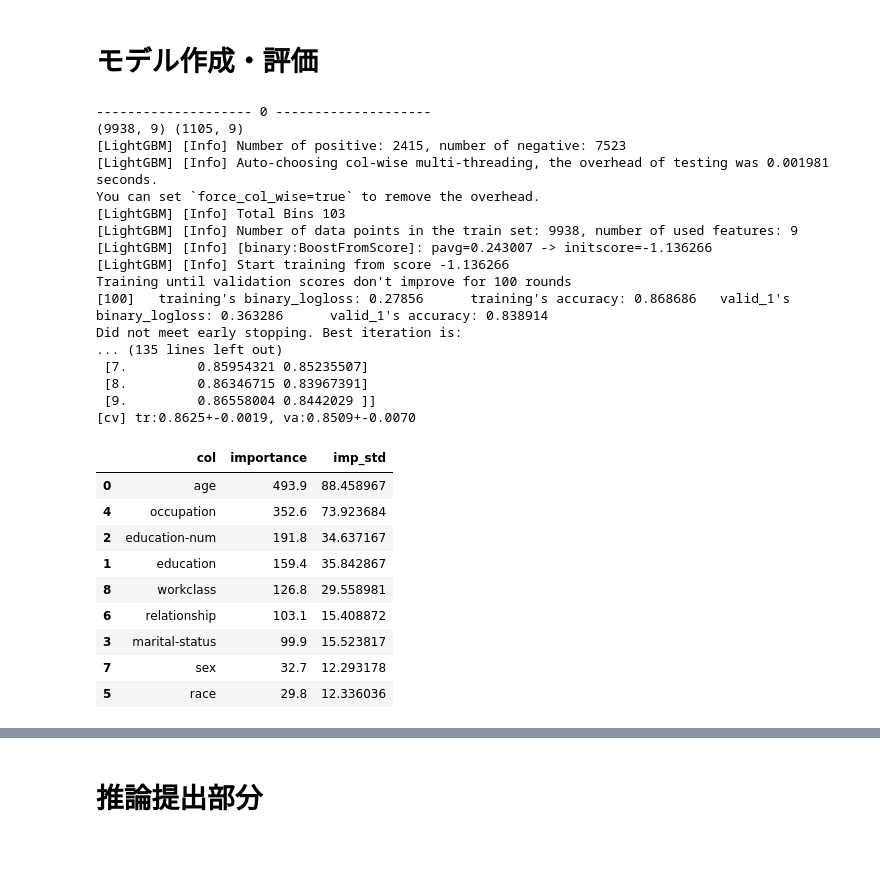
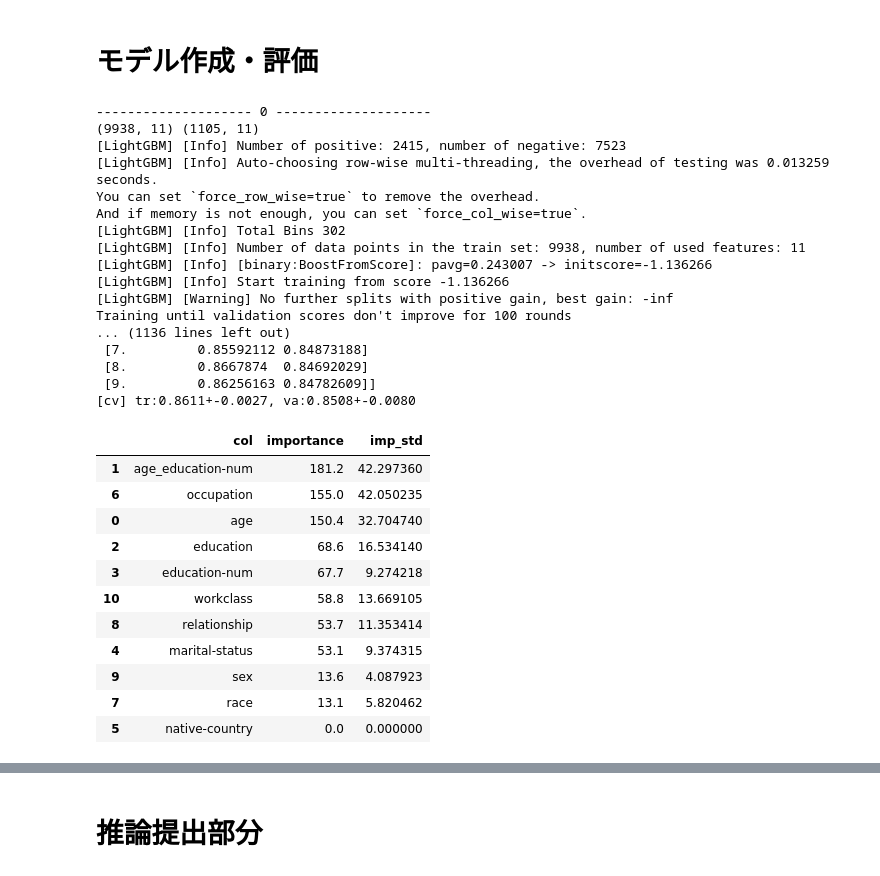
Before and after one commit to HARIBO8/Census_Income_Survey, a Jupyter notebook: Untitled0.ipynb, the cells around one changed output, grey strips where cells are left out. Saved outputs shown, nothing was run; the diff lists cells and outputs as text; code cells hidden in the pictures.

```diff
--- a/Untitled0.ipynb
+++ b/Untitled0.ipynb
@@ -49,73 +134,60 @@ train_y = train_data['Y']
 #indexの削除
 train_X = train_X.drop(columns='index')
 
-#native-countryの削除
-train_X = train_X.drop(columns='native-country')
-
-#----------------------------------まだ確定していないコード----------------------------------
-
-# #One-Hotエンコーディング
-# edu_onehot = pd.get_dummies(train_X['marital-status'], prefix='mari')
-# train_X = pd.concat([train_X, edu_onehot], axis=1)
-
-# #独身男性収入高い説
-# for col in edu_onehot.columns:
-#     train_X['sex_x_' + col] = train_X['sex'] * train_X[col]
-
-# #年齢のビンズ化
-# train_X['age_group'] = pd.cut(train_X['age'], bins=[17, 25, 35, 45, 55, 65, 90], labels=[1, 2, 3, 4, 5, 6])
+# #native-countryの削除
+# train_X = train_X.drop(columns='native-country')
 
 # 文字列をカテゴリー変数に変換（Label Encoding）
-for c in train_X:
-  le = LabelEncoder()
-  le.fit(train_X[c])
-  train_X[c] = le.transform(train_X[c])
-
-# #教育年数と年齢の比率
-# train_X['edu_age_ratio'] = train_X['education-num'] * train_X['age']
+categorical_features = train_X.select_dtypes(include=['object']).columns.tolist()
+for col in categorical_features:
+    le = LabelEncoder()
+    train_X[col] = le.fit_transform(train_X[col])
+#----------------------------------まだ確定していないコード----------------------------------
 # %% [markdown]
 # モデル作成・評価
 # %%
 # モデルパラメータ
 params = {
     "objective": "binary",
     "metric": "binary_logloss",
     "boosting_type": "gbdt",
-    "learning_rate": 0.1,
-    "num_leaves": 31,
-    "max_depth": -1,
+    "learning_rate": 0.1925240065735636,
+    "num_leaves": 136,
+    "max_depth": 4,
     "random_state": 42
 }
 
 # 学習の実行
 imp = train_lgb(train_X, train_y, params, list_nfold=[0,1,2,3,4,5,6,7,8,9], n_splits=10)
 
 display(imp)
 # %% [output]
 -------------------- 0 --------------------
-(9938, 9) (1105, 9)
+(9938, 11) (1105, 11)
 [LightGBM] [Info] Number of positive: 2415, number of negative: 7523
-[LightGBM] [Info] Auto-choosing col-wise multi-threading, the overhead of testing was 0.001981 seconds.
-You can set `force_col_wise=true` to remove the overhead.
-[LightGBM] [Info] Total Bins 103
-[LightGBM] [Info] Number of data points in the train set: 9938, number of used features: 9
+[LightGBM] [Info] Auto-choosing row-wise multi-threading, the overhead of testing was 0.013259 seconds.
+You can set `force_row_wise=true` to remove the overhead.
+And if memory is not enough, you can set `force_col_wise=true`.
+[LightGBM] [Info] Total Bins 302
+[LightGBM] [Info] Number of data points in the train set: 9938, number of used features: 11
 [LightGBM] [Info] [binary:BoostFromScore]: pavg=0.243007 -> initscore=-1.136266
 [LightGBM] [Info] Start training from score -1.136266
+[LightGBM] [Warning] No further splits with positive gain, best gain: -inf
 Training until validation scores don't improve for 100 rounds
-[100]   training's binary_logloss: 0.27856      training's accuracy: 0.868686   valid_1's binary_logloss: 0.363286      valid_1's accuracy: 0.838914
-Did not meet early stopping. Best iteration is:
-... (135 lines left out)
- [7.         0.85954321 0.85235507]
- [8.         0.86346715 0.83967391]
- [9.         0.86558004 0.8442029 ]]
-[cv] tr:0.8625+-0.0019, va:0.8509+-0.0070
+... (1136 lines left out)
+ [7.         0.85592112 0.84873188]
+ [8.         0.8667874  0.84692029]
+ [9.         0.86256163 0.84782609]]
+[cv] tr:0.8611+-0.0027, va:0.8508+-0.0080
 |  | col | importance | imp_std |
-| 0 | age | 493.9 | 88.458967 |
-| 4 | occupation | 352.6 | 73.923684 |
-| 2 | education-num | 191.8 | 34.637167 |
-| 1 | education | 159.4 | 35.842867 |
-| 8 | workclass | 126.8 | 29.558981 |
-| 6 | relationship | 103.1 | 15.408872 |
-| 3 | marital-status | 99.9 | 15.523817 |
-| 7 | sex | 32.7 | 12.293178 |
-| 5 | race | 29.8 | 12.336036 |
+| 1 | age_education-num | 181.2 | 42.297360 |
+| 6 | occupation | 155.0 | 42.050235 |
+| 0 | age | 150.4 | 32.704740 |
+| 2 | education | 68.6 | 16.534140 |
+| 3 | education-num | 67.7 | 9.274218 |
+| 10 | workclass | 58.8 | 13.669105 |
+| 8 | relationship | 53.7 | 11.353414 |
+| 4 | marital-status | 53.1 | 9.374315 |
+| 9 | sex | 13.6 | 4.087923 |
+| 7 | race | 13.1 | 5.820462 |
+| 5 | native-country | 0.0 | 0.000000 |
```
Also changed, not shown: parts of 12 cells of this notebook.
